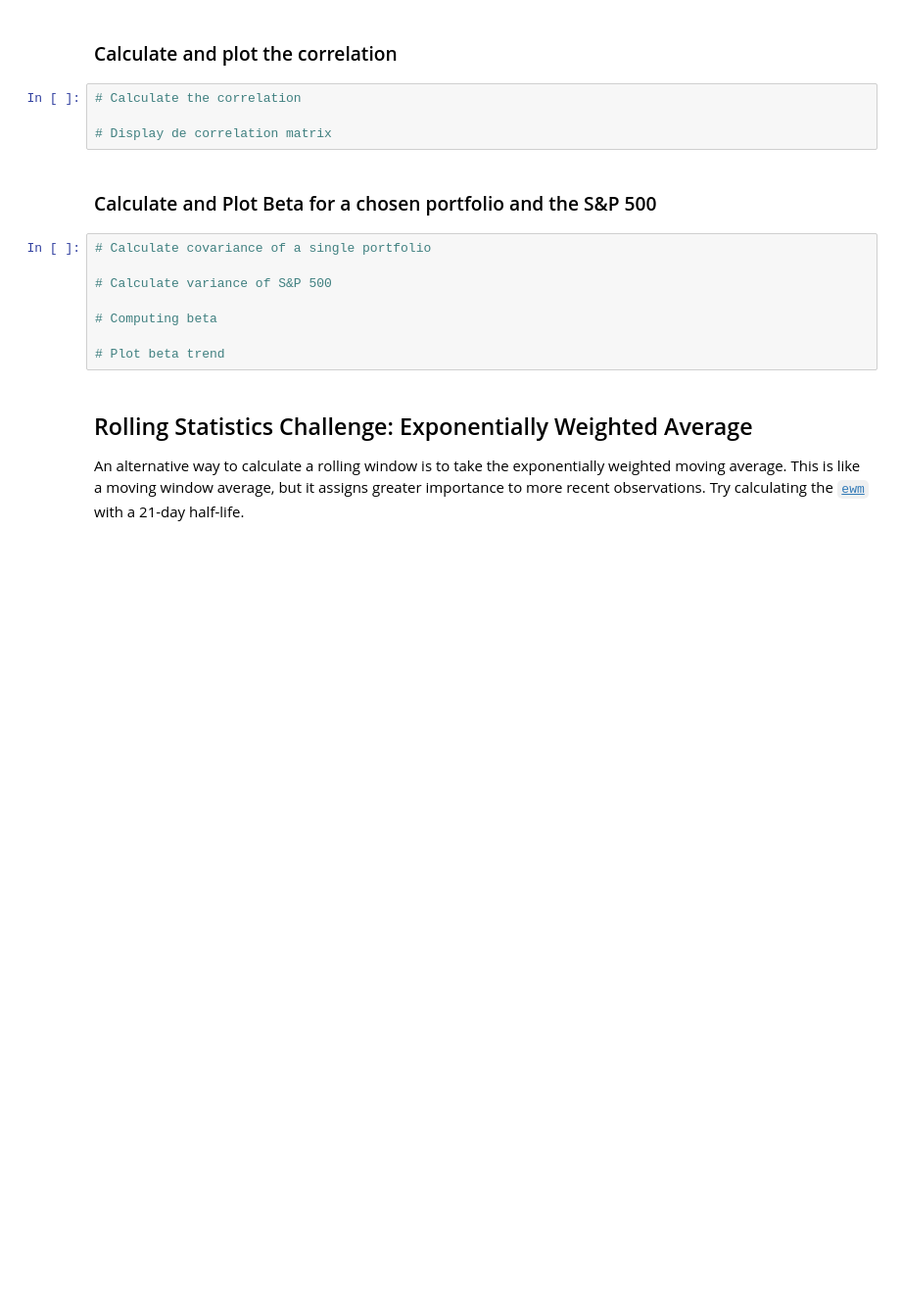
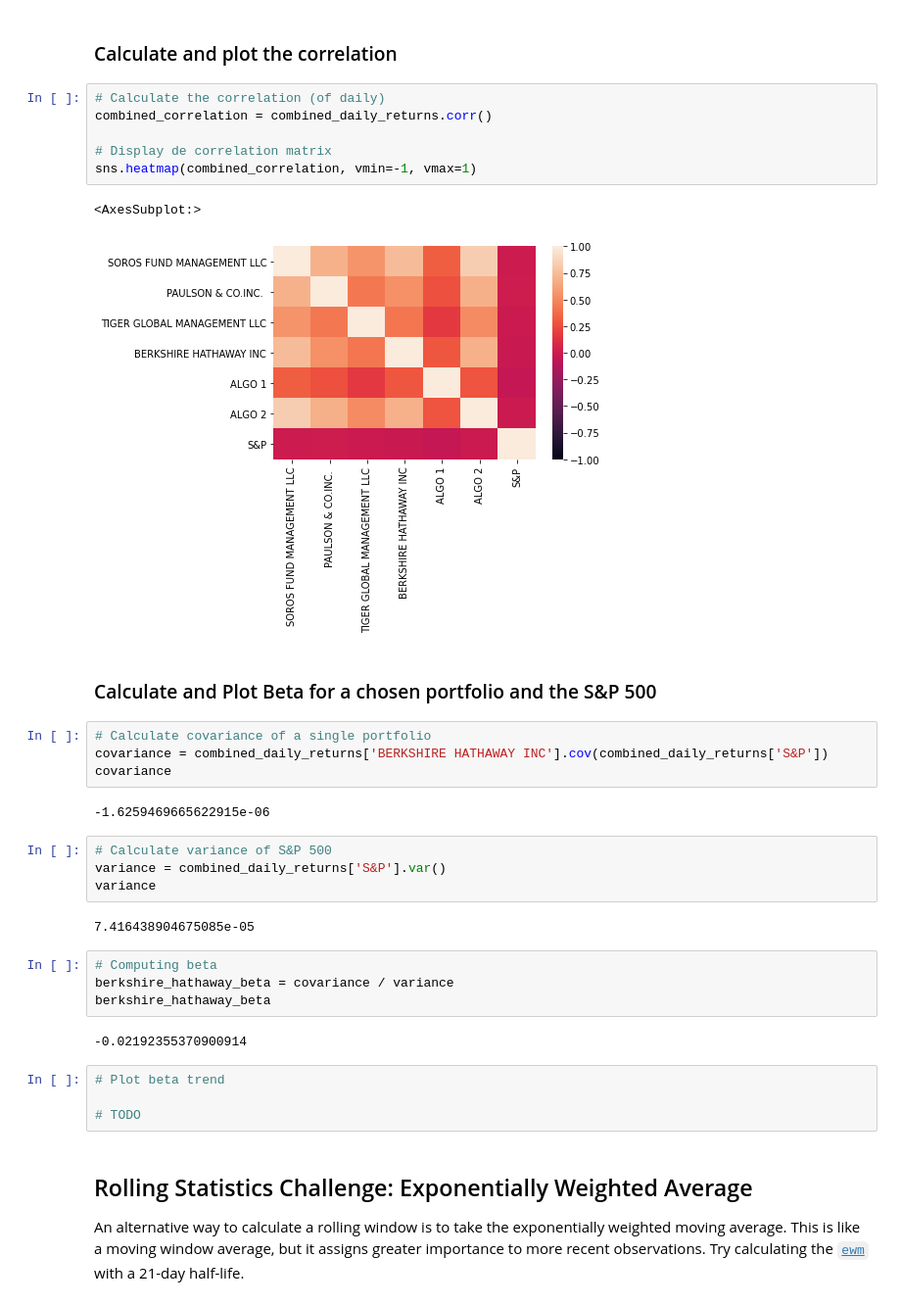
Before and after one commit to alveraboquet/fintech.homework, a Jupyter notebook: unit_4_whale_analysis/whale_analysis.ipynb, the cells around one changed output. Shown at 98% size. Cells and saved outputs as stored; diff of their text form; blank space fills up the shorter version.

```diff
--- a/unit_4_whale_analysis/whale_analysis.ipynb
+++ b/unit_4_whale_analysis/whale_analysis.ipynb
@@ -248,19 +284,38 @@ Risk changes over time. Analyze the rolling statistics for Risk and Beta.
 # %% [markdown]
 ### Calculate and plot the correlation
 # %%
-# Calculate the correlation
+# Calculate the correlation (of daily)
+combined_correlation = combined_daily_returns.corr()
 
 # Display de correlation matrix
+sns.heatmap(combined_correlation, vmin=-1, vmax=1)
+# %% [output]
+<AxesSubplot:>
+[figure, added]
 # %% [markdown]
 ### Calculate and Plot Beta for a chosen portfolio and the S&P 500
 # %%
 # Calculate covariance of a single portfolio
-
-# Calculate variance of S&P 500
-
-# Computing beta
-
-# Plot beta trend
+covariance = combined_daily_returns['BERKSHIRE HATHAWAY INC'].cov(combined_daily_returns['S&P'])
+covariance
+# %% [output]
+-1.6259469665622915e-06
+# %%
+# Calculate variance of S&P 500
+variance = combined_daily_returns['S&P'].var()
+variance
+# %% [output]
+7.416438904675085e-05
+# %%
+# Computing beta
+berkshire_hathaway_beta = covariance / variance
+berkshire_hathaway_beta
+# %% [output]
+-0.02192355370900914
+# %%
+# Plot beta trend
+
+# TODO
 # %% [markdown]
 ## Rolling Statistics Challenge: Exponentially Weighted Average
 
```
Also changed, not shown: parts of 19 cells of this notebook, 2 other files.
